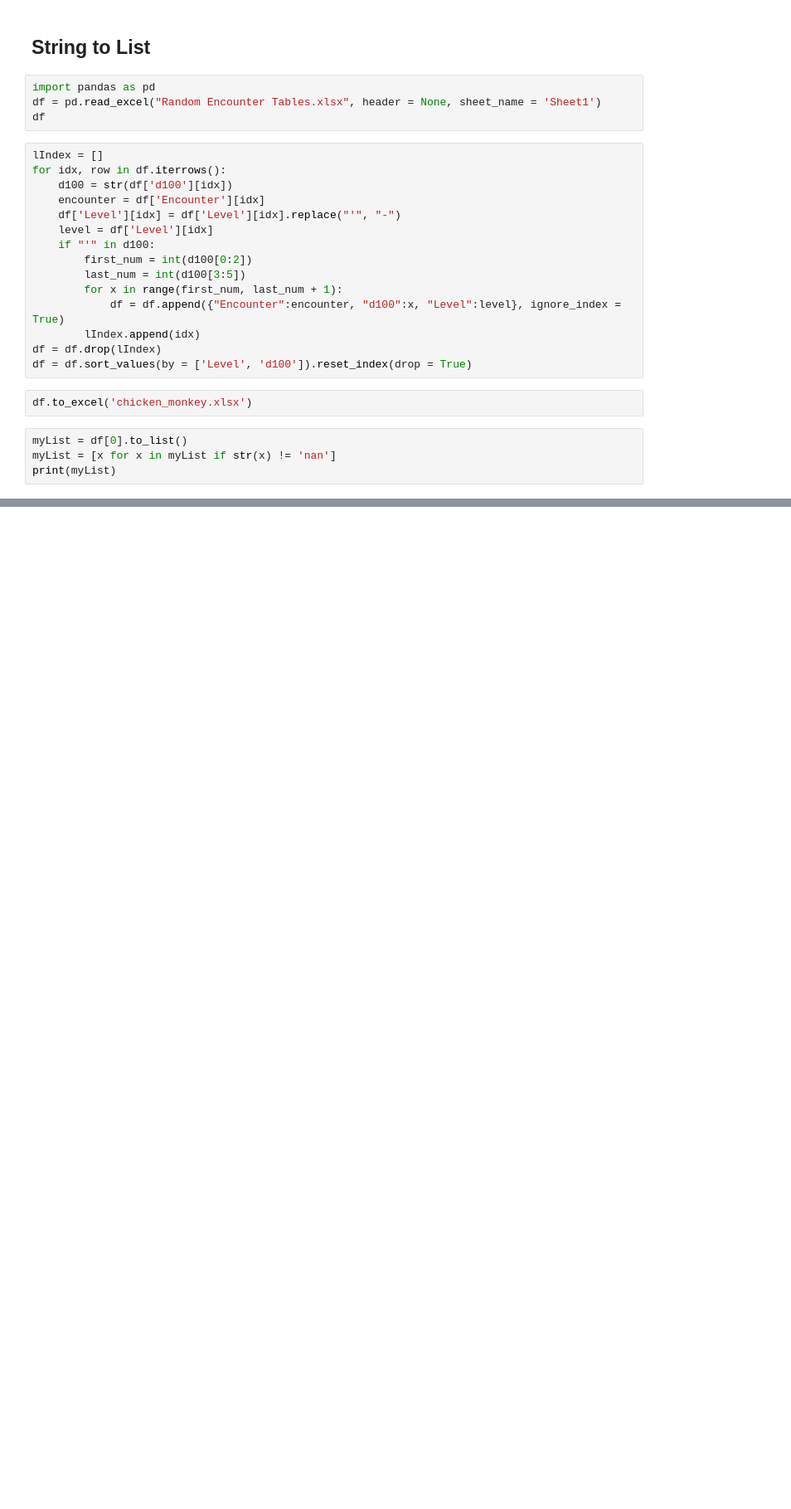
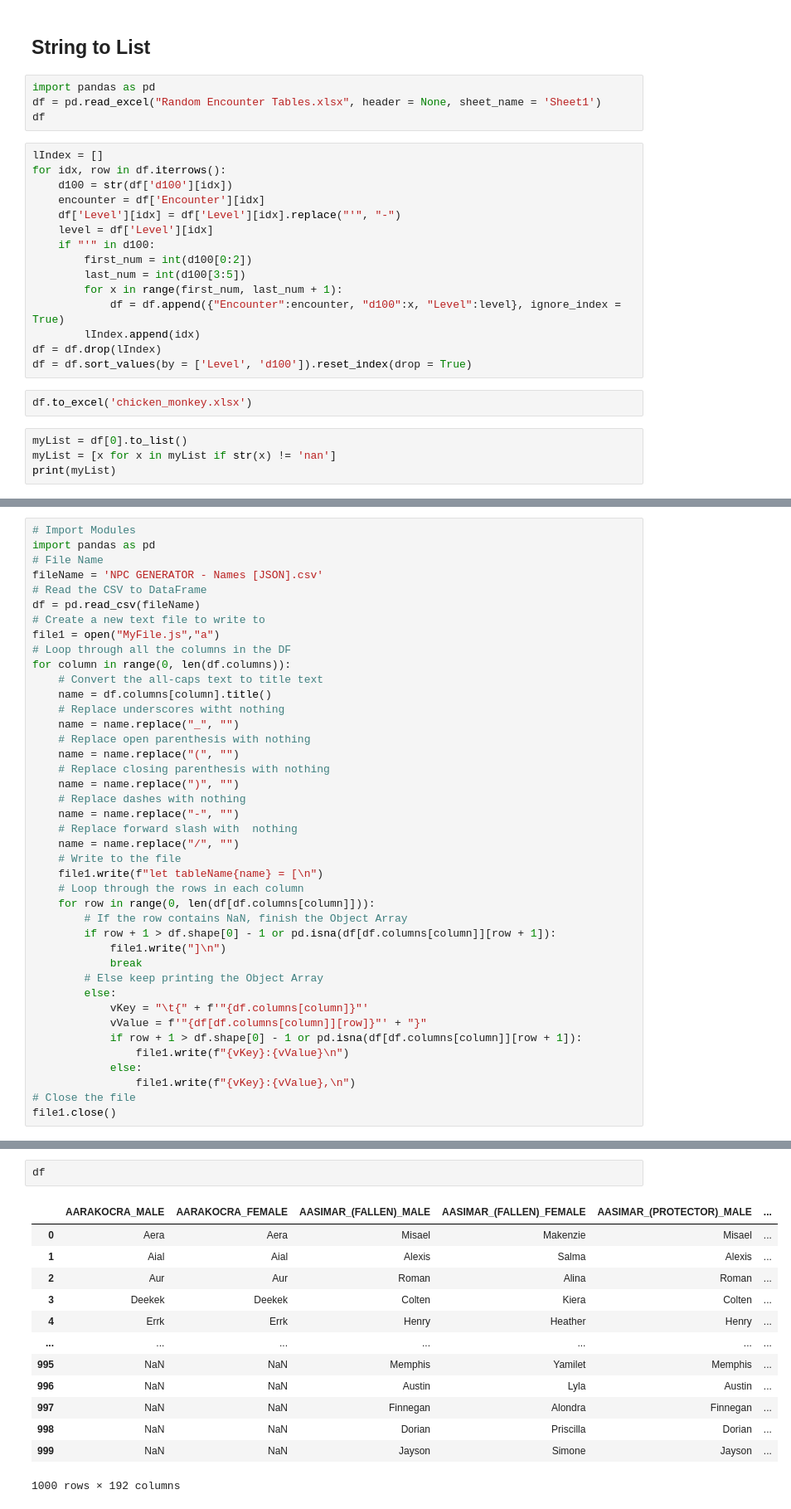
Before and after one commit to mikitz/wangte, a Jupyter notebook: Programming_Tools/Tools.ipynb, the cells around one changed output, grey strips where cells are left out. Shown: that part at 83% size. Cells and saved outputs as stored; diff of their text form; blank space fills up the shorter version.

Commit message:
finished NPC generator

```diff
--- a/Programming_Tools/Tools.ipynb
+++ b/Programming_Tools/Tools.ipynb
@@ -481,0 +501,41 @@ print(myList)
+# %%
+# Import Modules
+import pandas as pd
+# File Name
+fileName = 'NPC GENERATOR - Names [JSON].csv'
+# Read the CSV to DataFrame
+df = pd.read_csv(fileName)
+# Create a new text file to write to
+file1 = open("MyFile.js","a")
+# Loop through all the columns in the DF
+for column in range(0, len(df.columns)):
+    # Convert the all-caps text to title text
+    name = df.columns[column].title()
+    # Replace underscores witht nothing
+    name = name.replace("_", "")
+    # Replace open parenthesis with nothing
+    name = name.replace("(", "")
+    # Replace closing parenthesis with nothing
+    name = name.replace(")", "")
+    # Replace dashes with nothing
+    name = name.replace("-", "")
+    # Replace forward slash with  nothing
+    name = name.replace("/", "")
+    # Write to the file
+    file1.write(f"let tableName{name} = [\n")
+    # Loop through the rows in each column
+    for row in range(0, len(df[df.columns[column]])):
+        # If the row contains NaN, finish the Object Array
+        if row + 1 > df.shape[0] - 1 or pd.isna(df[df.columns[column]][row + 1]):
+            file1.write("]\n")
+            break
+        # Else keep printing the Object Array
+        else:
+            vKey = "\t{" + f'"{df.columns[column]}"'
+            vValue = f'"{df[df.columns[column]][row]}"' + "}"
+            if row + 1 > df.shape[0] - 1 or pd.isna(df[df.columns[column]][row + 1]):
+                file1.write(f"{vKey}:{vValue}\n")
+            else:
+                file1.write(f"{vKey}:{vValue},\n")
+# Close the file
+file1.close()
@@ -481,0 +546,16 @@ print(myList)
+# %%
+df
+# %% [output]
+|  | AARAKOCRA_MALE | AARAKOCRA_FEMALE | AASIMAR_(FALLEN)_MALE | AASIMAR_(FALLEN)_FEMALE | AASIMAR_(PROTECTOR)_MALE | ... |
+| 0 | Aera | Aera | Misael | Makenzie | Misael | ... |
+| 1 | Aial | Aial | Alexis | Salma | Alexis | ... |
+| 2 | Aur | Aur | Roman | Alina | Roman | ... |
+| 3 | Deekek | Deekek | Colten | Kiera | Colten | ... |
+| 4 | Errk | Errk | Henry | Heather | Henry | ... |
+| ... | ... | ... | ... | ... | ... | ... |
+| 995 | NaN | NaN | Memphis | Yamilet | Memphis | ... |
+| 996 | NaN | NaN | Austin | Lyla | Austin | ... |
+| 997 | NaN | NaN | Finnegan | Alondra | Finnegan | ... |
+| 998 | NaN | NaN | Dorian | Priscilla | Dorian | ... |
+| 999 | NaN | NaN | Jayson | Simone | Jayson | ... |
+1000 rows × 192 columns
```
Also changed, not shown: parts of 10 cells of this notebook, 6 other files.
